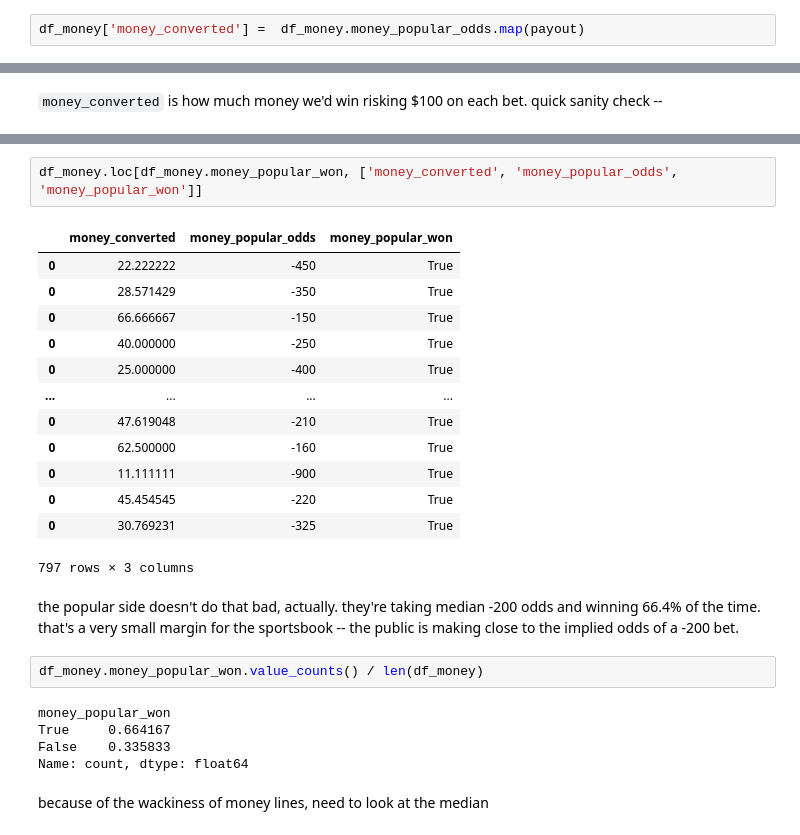
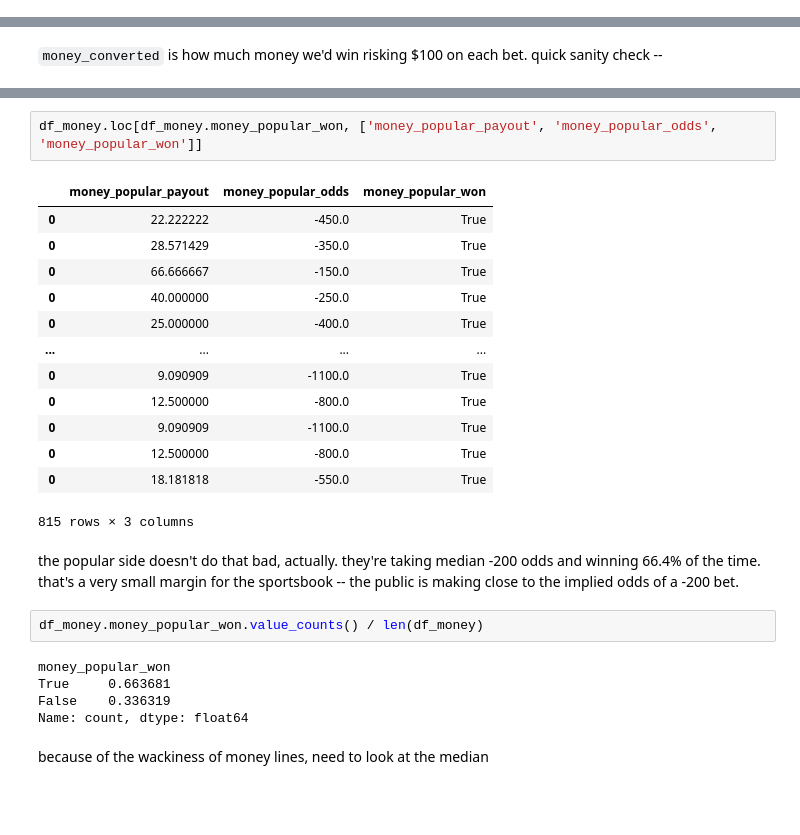
Before and after one commit to csdurfee/scrape_yahoo_odds, a Jupyter notebook: explore_football.ipynb, the cells around one changed output, grey strips where cells are left out. Drawn from its saved outputs; the diff is of its cells as text; blank space fills up the shorter version.

```diff
--- a/explore_football.ipynb
+++ b/explore_football.ipynb
@@ -569,2 +1086,0 @@ code cribbed from another project of mine:
-# %%
-df_money['money_converted'] =  df_money.money_popular_odds.map(payout)
@@ -584,27 +1107,27 @@ df_money.iloc[1:5,:]
 # %%
-df_money.loc[df_money.money_popular_won, ['money_converted', 'money_popular_odds', 'money_popular_won']]
+df_money.loc[df_money.money_popular_won, ['money_popular_payout', 'money_popular_odds', 'money_popular_won']]
 # %% [output]
-|  | money_converted | money_popular_odds | money_popular_won |
-| 0 | 22.222222 | -450 | True |
-| 0 | 28.571429 | -350 | True |
-| 0 | 66.666667 | -150 | True |
-| 0 | 40.000000 | -250 | True |
-| 0 | 25.000000 | -400 | True |
+|  | money_popular_payout | money_popular_odds | money_popular_won |
+| 0 | 22.222222 | -450.0 | True |
+| 0 | 28.571429 | -350.0 | True |
+| 0 | 66.666667 | -150.0 | True |
+| 0 | 40.000000 | -250.0 | True |
+| 0 | 25.000000 | -400.0 | True |
 | ... | ... | ... | ... |
-| 0 | 47.619048 | -210 | True |
-| 0 | 62.500000 | -160 | True |
-| 0 | 11.111111 | -900 | True |
-| 0 | 45.454545 | -220 | True |
-| 0 | 30.769231 | -325 | True |
+| 0 | 9.090909 | -1100.0 | True |
+| 0 | 12.500000 | -800.0 | True |
+| 0 | 9.090909 | -1100.0 | True |
+| 0 | 12.500000 | -800.0 | True |
+| 0 | 18.181818 | -550.0 | True |
-797 rows × 3 columns
+815 rows × 3 columns
 # %% [markdown]
 the popular side doesn't do that bad, actually. they're taking median -200 odds and winning 66.4% of the time. that's a very small margin for the sportsbook -- the public is making close to the implied odds of a -200 bet.
 # %%
 df_money.money_popular_won.value_counts() / len(df_money)
 # %% [output]
 money_popular_won
-True     0.664167
-False    0.335833
+True     0.663681
+False    0.336319
 Name: count, dtype: float64
 # %% [markdown]
 because of the wackiness of money lines, need to look at the median
```
Also changed, not shown: parts of 166 cells of this notebook.
